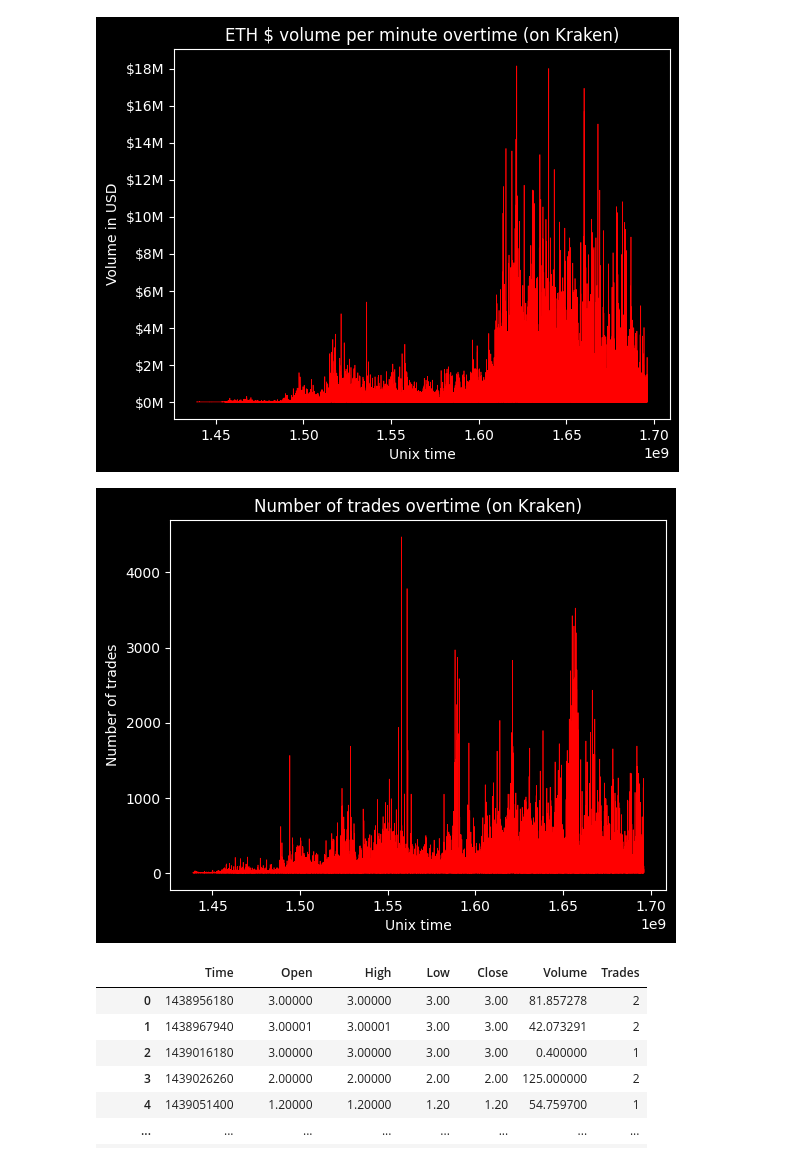
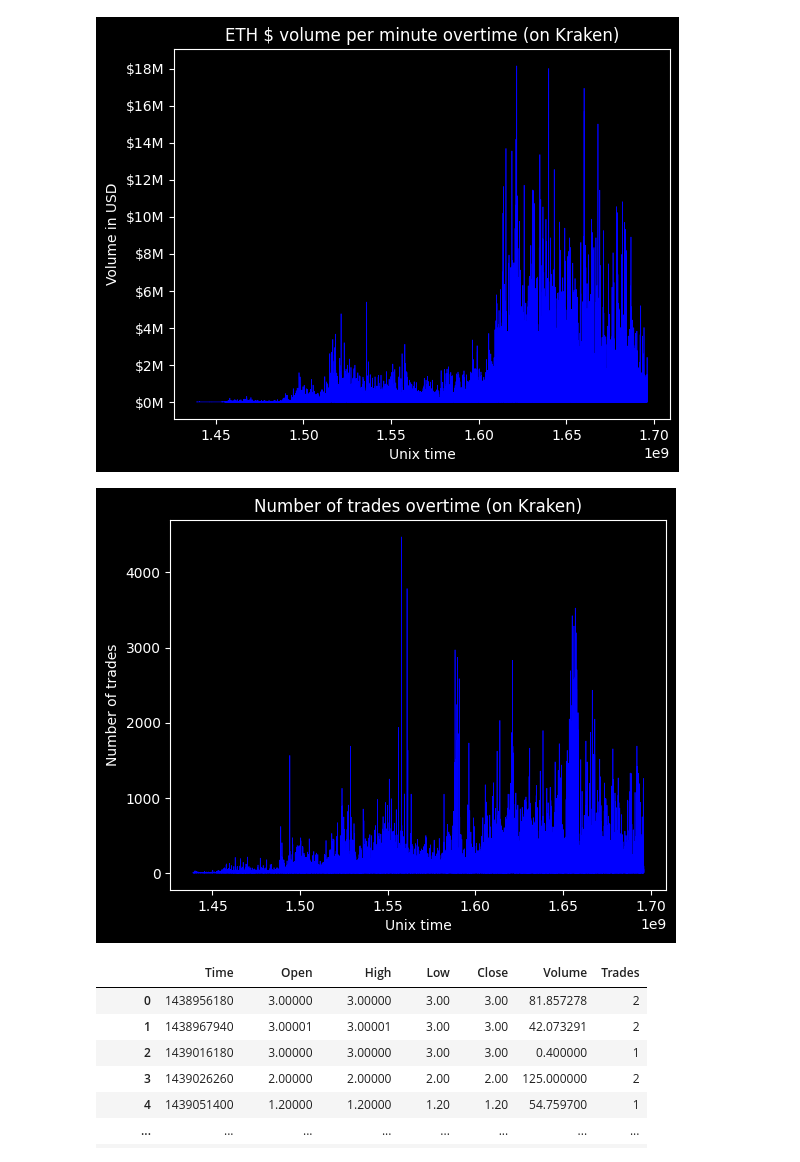
Before and after one commit to beaurm/projet_crypto, a Jupyter notebook: code/analyse/a_ETHUSD_1.ipynb, the cells around one changed output. Cells and saved outputs as stored; diff of their text form; code cells hidden in the pictures.

```diff
--- a/code/analyse/a_ETHUSD_1.ipynb
+++ b/code/analyse/a_ETHUSD_1.ipynb
@@ -33,23 +33,23 @@ plt.show()
 # %%
 plt.style.use("dark_background")
-plt.plot(df["Time"],df["Open"]*df["Volume"]/1000000,linewidth=0.5,color="r")
+plt.plot(df["Time"],df["Open"]*df["Volume"]/1000000,linewidth=0.5,color="b")
 plt.title("ETH $ volume per minute overtime (on Kraken)")
 plt.xlabel("Unix time")
 plt.ylabel("Volume in USD")
 y_ticks=list(range(0,19,2))
 plt.yticks(y_ticks,labels=[f"${tick}M" for tick in y_ticks])
 plt.show()
 # %% [output]
-[figure, old version]
+[figure, new version]
 # %%
 plt.style.use("dark_background")
-plt.plot(df["Time"],df["Trades"],linewidth=0.5,color="r")
+plt.plot(df["Time"],df["Trades"],linewidth=0.5,color="b")
 plt.title("Number of trades overtime (on Kraken)")
 plt.xlabel("Unix time")
 plt.ylabel("Number of trades")
 plt.show()
 # %% [output]
-[figure, old version]
+[figure, new version]
 # %%
 df
 # %% [output]
```
Also changed, not shown: parts of 2 cells of this notebook.
